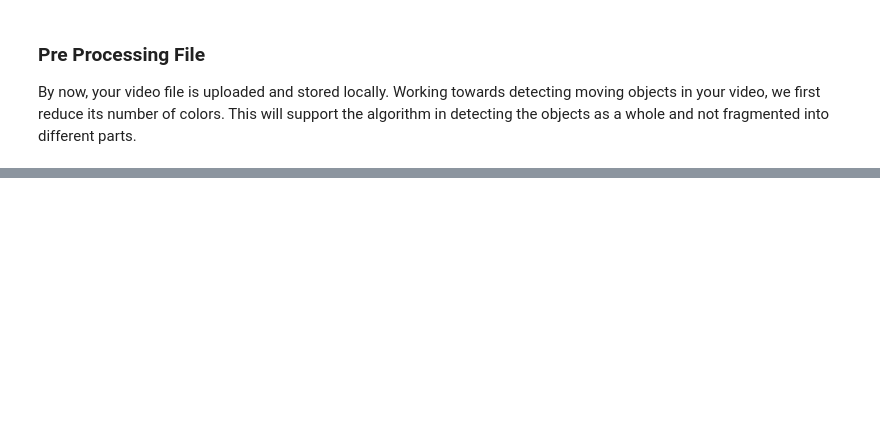
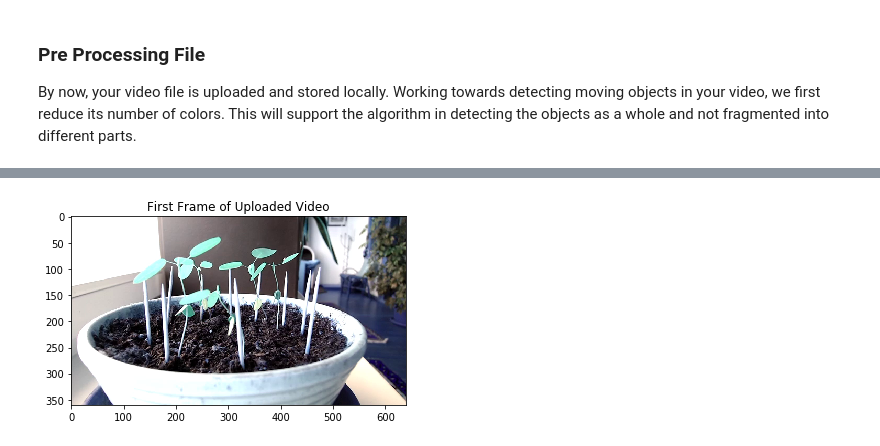
Before and after one commit to StrgFJojo/PlantAnalysisBinder, a Jupyter notebook: PlantAnalysis_Interactive.ipynb, the cells around one changed output, grey strips where cells are left out. Drawn from its saved outputs; the diff is of its cells as text; code cells hidden in the pictures; blank space fills up the shorter version.

```diff
--- a/PlantAnalysis_Interactive.ipynb
+++ b/PlantAnalysis_Interactive.ipynb
@@ -80,0 +60,80 @@ NameError: name 'cap' is not defined
+# %%
+# nbi:hide_in
+# Get first frame
+ret, first_frame = cap.read()
+if ret:
+    print('✓ First frame successfully read.\n')
+else:
+    print('✗ Cannot read video file.\n')
+    sys.exit()
+
+plt.imshow(first_frame)
+plt.title('First Frame of Uploaded Video')
+plt.show()
+
+def centroid_histogram(clt):
+	# grab the number of different clusters and create a histogram
+	# based on the number of pixels assigned to each cluster
+	numLabels = np.arange(0, len(np.unique(clt.labels_)) + 1)
+	(hist, _) = np.histogram(clt.labels_, bins = numLabels)
+	# normalize the histogram, such that it sums to one
+	hist = hist.astype("float")
+	hist /= hist.sum()
+	# return the histogram
+	return hist
+
+def plot_colors(hist, centroids):
+	# initialize the bar chart representing the relative frequency
+	# of each of the colors
+	bar = np.zeros((50, 300, 3), dtype = "uint8")
+	startX = 0
+	# loop over the percentage of each cluster and the color of
+	# each cluster
+	for (percent, color) in zip(hist, centroids):
+		# plot the relative percentage of each cluster
+		endX = startX + (percent * 300)
+		cv2.rectangle(bar, (int(startX), 0), (int(endX), 50),
+			color.astype("uint8").tolist(), -1)
+		startX = endX
+
+	# return the bar chart
+	return bar
+
+# Get image and its shape
+image = first_frame.copy()
+(h, w) = image.shape[:2]
+
+# Convert image from  RGB to L*a*b* color space
+image = cv2.cvtColor(image, cv2.COLOR_BGR2LAB)
+
+# Reshape image into a feature vector
+image = image.reshape((image.shape[0] * image.shape[1], 3))
+
+# Apply k-means
+clt = MiniBatchKMeans(n_clusters = 20)
+labels = clt.fit_predict(image)
+
+# Create quantized image based on the predictions
+quant = clt.cluster_centers_.astype("uint8")[labels]
+
+# Reshape the feature vectors to images
+quant = quant.reshape((h, w, 3))
+image = image.reshape((h, w, 3))
+
+# Convert from L*a*b* to RGB
+quant = cv2.cvtColor(quant, cv2.COLOR_LAB2BGR)
+image = cv2.cvtColor(image, cv2.COLOR_LAB2BGR)
+
+# Create a figure representing the number of pixels of each color
+hist = centroid_histogram(clt)
+bar = plot_colors(hist, clt.cluster_centers_)
+
+# Display the images and color bar
+#plt.imshow(np.hstack([image, quant]))
+plt.imshow(quant)
+plt.show()
+plt.figure()
+plt.axis("off")
+plt.imshow(bar)
+plt.show()
+# %% [output]
@@ -80,0 +141 @@ NameError: name 'cap' is not defined
+[figure, added]
```
Also changed, not shown: parts of 20 cells of this notebook.
